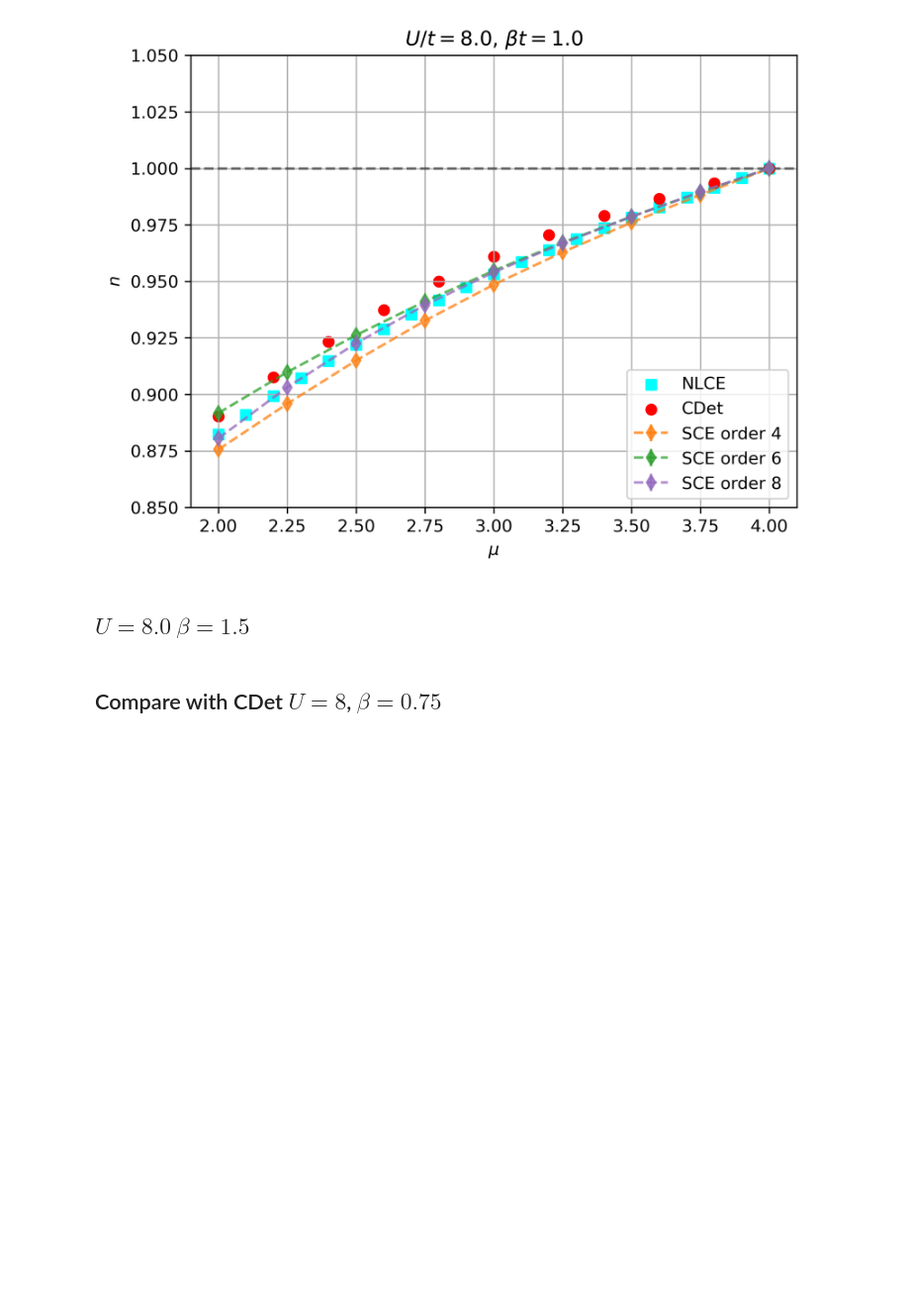
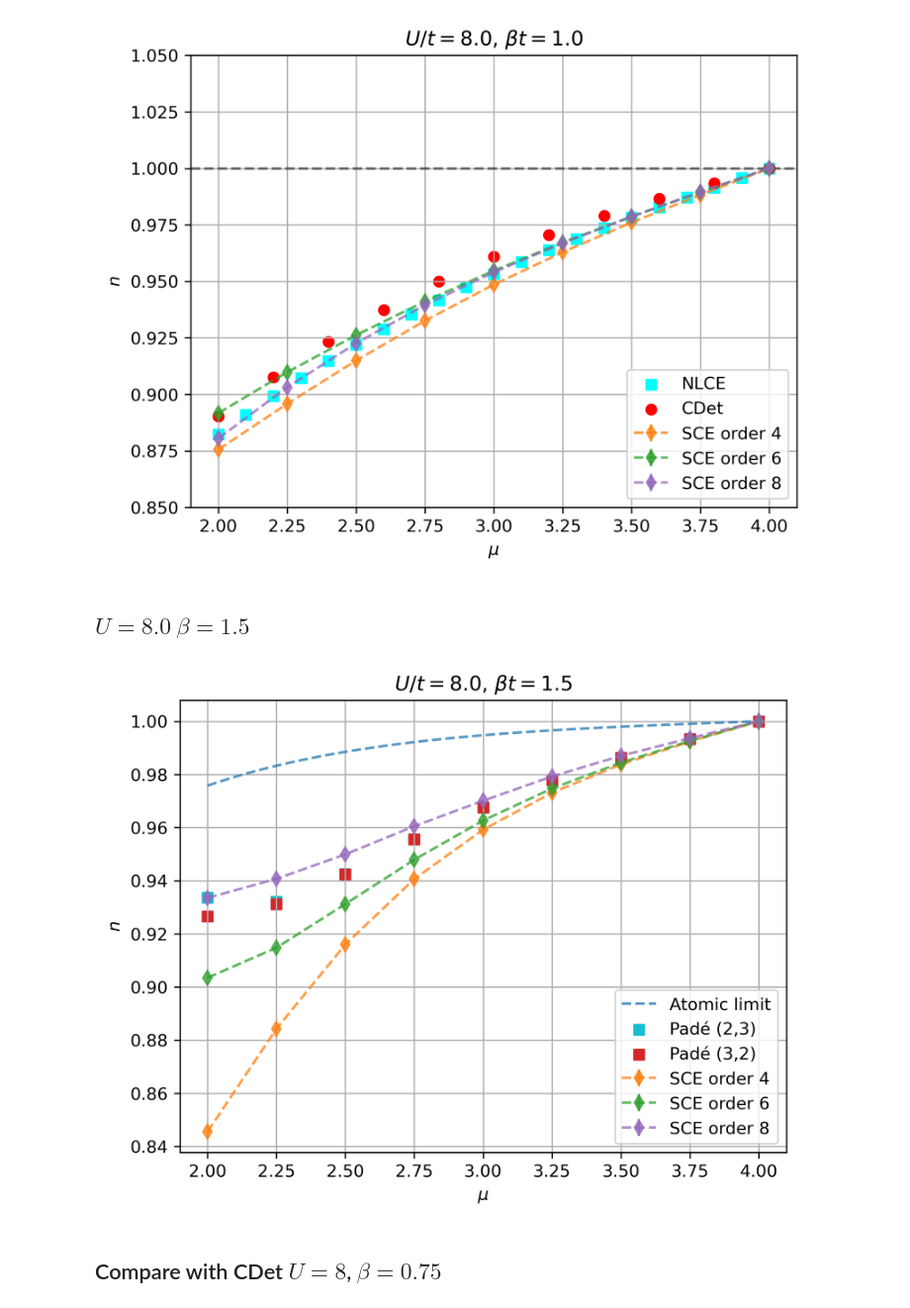
Before and after one commit to louishrm/strong_coupling_expansion, a Jupyter notebook: analytical/density_mu_beta.ipynb, the cells around one changed output. Shown at 99% size. Saved outputs shown, nothing was run; the diff lists cells and outputs as text; code cells hidden in the pictures; blank space fills up the shorter version.

```diff
--- a/analytical/density_mu_beta.ipynb
+++ b/analytical/density_mu_beta.ipynb
@@ -181,6 +181,37 @@ U = 8.0
 beta = 1.5
 alpha = 0.01
 mus, sum_4, sum_6, a_4, a_6, err_4, err_6 = load_data(U=U, beta=beta, alpha=alpha)
+
+mus_8, a_8, err_8 = load_data_single(U=U, beta=beta, alpha=alpha, order=8)
+sum_8 = sum_6 -a_8
+error_sum_4 = err_4
+error_sum_6 = np.sqrt(err_4**2 + err_6**2)
+error_sum_8 = np.sqrt(err_4**2 + err_6**2 + err_8**2)
+
+coeffs = [n_0(U,beta,mus), -n_2(U,beta,mus), -a_4, -a_6, -a_8]
+
+padé_23 = pade_approx_batch(coeffs, (2,3))(1.0).real
+padé_32 = pade_approx_batch(coeffs, (3,2))(1.0).real
+padé_41 = pade_approx_batch(coeffs, (4,1))(1.0).real
+padé_14 = pade_approx_batch(coeffs, (1,4))(1.0).real
+# %%
+mus_smooth = np.linspace(mus[0], mus[-1], 100)
+# %%
+plt.errorbar(mus, sum_4, yerr=error_sum_4, label='SCE order 4', marker='d', color='tab:orange', linestyle='--', alpha=0.75)
+plt.errorbar(mus, sum_6, yerr=error_sum_6, label='SCE order 6', marker='d', color='tab:green', linestyle='--', alpha=0.75)
+plt.errorbar(mus, sum_8, yerr=error_sum_8, label='SCE order 8', marker='d', color='tab:purple', linestyle='--', alpha=0.75)
+plt.plot(mus_smooth, n_0(U, beta, mus_smooth), label='Atomic limit', color='tab:blue', linestyle='--', alpha=0.75)
+plt.scatter(mus, padé_23, label='Padé (2,3)', color='tab:cyan', marker='s')
+plt.scatter(mus, padé_32, label='Padé (3,2)', color='tab:red', marker='s')
+
+plt.legend()
+plt.xlabel(r'$\mu$')
+plt.ylabel(r'$n$')
+
+plt.title(rf'$U/t={U}$, $\beta t={beta}$')
+plt.grid(True)
+# %% [output]
+[figure, added]
 # %% [markdown]
 ## Compare with CDet $U=8$, $\beta = 0.75$
 # %%
```
